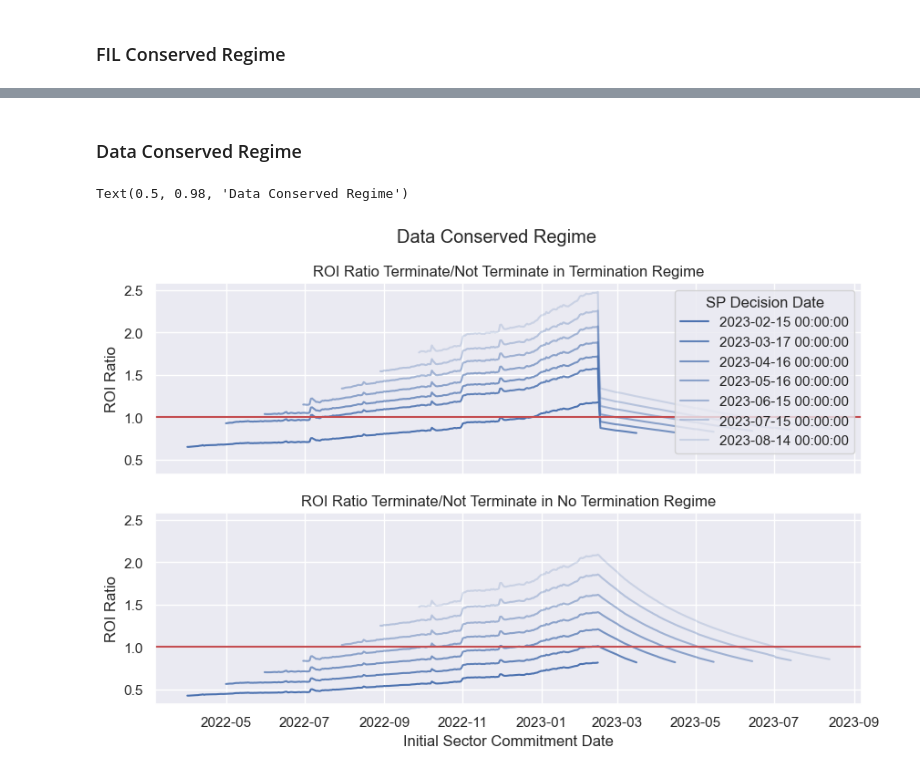
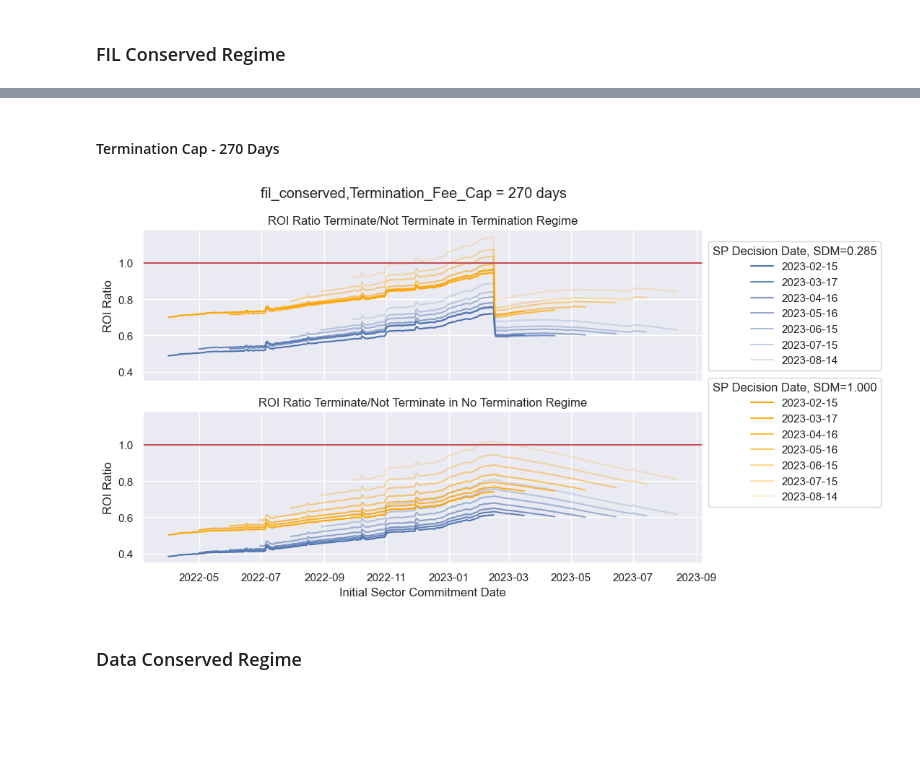
Before and after one commit to protocol/CryptoEconLab, a Jupyter notebook: notebooks/sector_duration_multiplier/SP_Termination_SDMv2_Regimes.ipynb, the cells around one changed output, grey strips where cells are left out. Drawn from its saved outputs; the diff is of its cells as text; code cells hidden in the pictures; blank space fills up the shorter version.

```diff
--- a/notebooks/sector_duration_multiplier/SP_Termination_SDMv2_Regimes.ipynb
+++ b/notebooks/sector_duration_multiplier/SP_Termination_SDMv2_Regimes.ipynb
@@ -221,2 +268,9 @@ Text(0.5, 0.98, 'Fil Conserved Regime')
+# %% [markdown]
+#### Termination Cap - 270 Days
+# %%
+plot_termination_results(termination_cap=270,
+                             plt_regime='fil_conserved')
+# %% [output]
+[figure, added]
 # %% [markdown]
 ### Data Conserved Regime
@@ -245,34 +276,0 @@ results_roi_ratios_Data_Conserved_group_no_terminates = compute_roi_ratios(dfs_d
-# %%
-#Plot
-sns.set(rc = {'figure.figsize':(10,6)})
-
-fig, axs = plt.subplots(2,1, sharey=True, sharex=True)
-
-## Plot Results for Group Terminates
-results_roi_ratios = results_roi_ratios_Data_Conserved_group_terminates
-alphas = np.linspace(1,0.2,len(results_roi_ratios.keys()))
-for idx,decision_date in enumerate(results_roi_ratios.keys()):
-    sns.lineplot(data=results_roi_ratios[decision_date], alpha=alphas[idx],
-                 label=decision_date, legend=False, ax=axs[0])
-axs[0].axhline(1, c='r')
-axs[0].set_title('ROI Ratio Terminate/Not Terminate in Termination Regime')
-axs[0].legend(title='SP Decision Date')
-axs[0].set_xlabel('Initial Sector Commitment Date')
-axs[0].set_ylabel('ROI Ratio')
-
-## Plot Results Group Does Not Terminate
-
-results_roi_ratios = results_roi_ratios_Data_Conserved_group_no_terminates
-alphas = np.linspace(1,0.2,len(results_roi_ratios.keys()))
-for idx,decision_date in enumerate(results_roi_ratios.keys()):
-    sns.lineplot(data=results_roi_ratios[decision_date], alpha=alphas[idx],
-                 label=decision_date, legend=False, ax=axs[1])
-axs[1].axhline(1, c='r')
-axs[1].set_title('ROI Ratio Terminate/Not Terminate in No Termination Regime')
-axs[1].set_xlabel('Initial Sector Commitment Date')
-axs[1].set_ylabel('ROI Ratio')
-
-plt.suptitle('Data Conserved Regime')
-# %% [output]
-Text(0.5, 0.98, 'Data Conserved Regime')
-[figure, removed]
```
Also changed, not shown: parts of 18 cells of this notebook, 1 other file.
